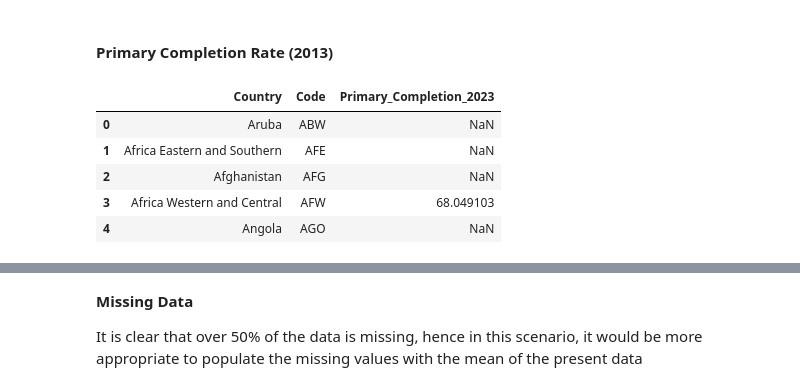
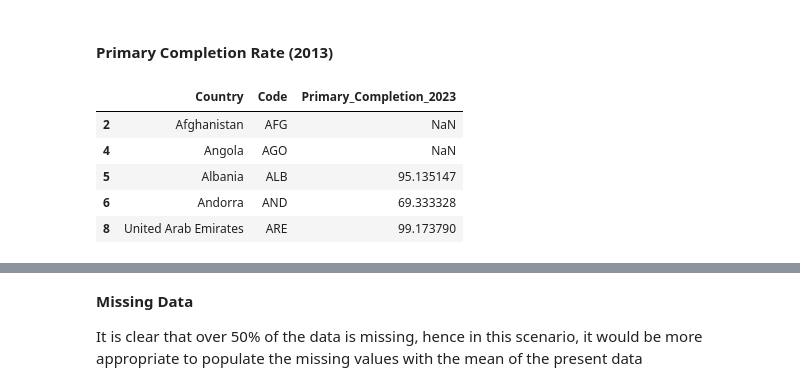
Before and after one commit to Mitch-json/Data-Inference-and-Applied-Machine-Leaning, a Jupyter notebook: Data Analysis and Visualization/Data Analysis and Visualization.ipynb, the cells around one changed output, grey strips where cells are left out. Cells and saved outputs as stored; diff of their text form; code cells hidden in the pictures.

```diff
--- a/Data Analysis and Visualization/Assignment1.ipynb
+++ b/Data Analysis and Visualization/Data Analysis and Visualization.ipynb
@@ -190,17 +278,19 @@ summary_df.head(7)
 # %%
 primary_completion = pd.read_csv('./Data-Files/Primary_completion_rate.csv')
 
 PC_2023 = primary_completion[['Country Name', 'Country Code', '2023']]
 PC_2023.columns = ['Country', 'Code', 'Primary_Completion_2023']  # Rename columns
 
+#drop the rows which are not countries
+PC_2023 = PC_2023.drop(PC_2023[PC_2023['Country'].isin(country_names_to_drop)].index)
 PC_2023.head()
 # %% [output]
 |  | Country | Code | Primary_Completion_2023 |
-| 0 | Aruba | ABW | NaN |
-| 1 | Africa Eastern and Southern | AFE | NaN |
 | 2 | Afghanistan | AFG | NaN |
-| 3 | Africa Western and Central | AFW | 68.049103 |
 | 4 | Angola | AGO | NaN |
+| 5 | Albania | ALB | 95.135147 |
+| 6 | Andorra | AND | 69.333328 |
+| 8 | United Arab Emirates | ARE | 99.173790 |
 # %%
 NAN_count = PC_2023['Primary_Completion_2023'].isna().sum() #Countine the number of missing values
 dataset_size = PC_2023['Primary_Completion_2023'].size
```
Also changed, not shown: parts of 20 cells of this notebook, 2 other files.
